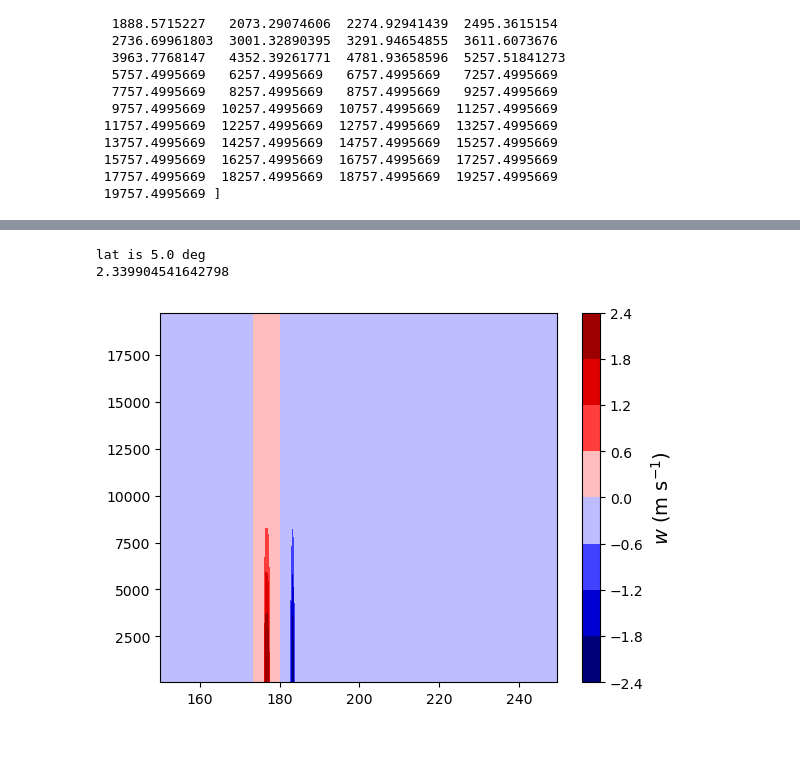
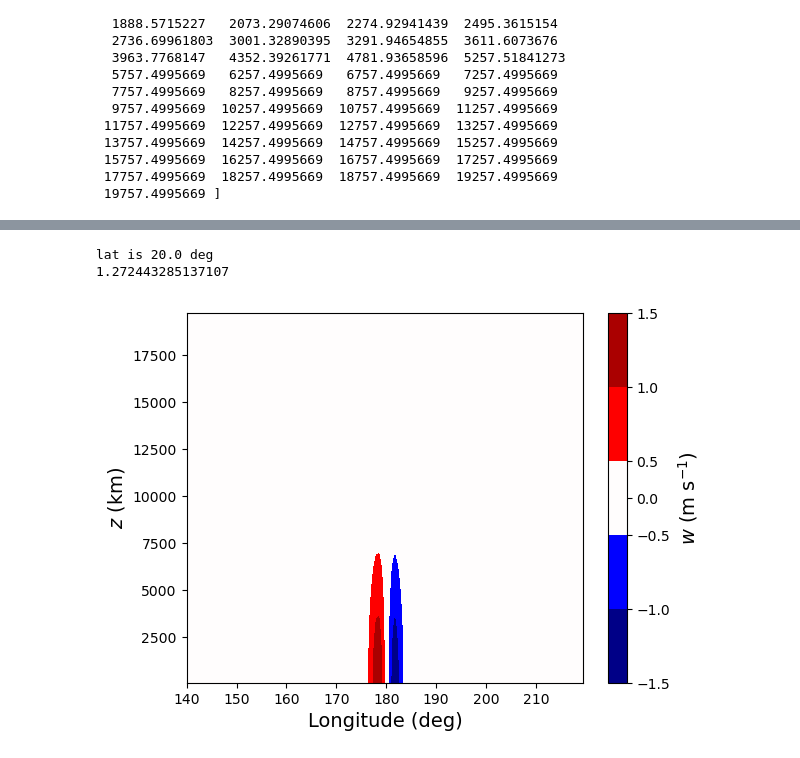
Before and after one commit to ta440/dcmip2025_gap_and_vortex, a Jupyter notebook: jupyter_notebooks/vertical_velocities.ipynb, the cells around one changed output, grey strips where cells are left out. Saved outputs shown, nothing was run; the diff lists cells and outputs as text; code cells hidden in the pictures.

Commit message:
plotting notebook for nonzero vertical velocity plotting

```diff
--- a/jupyter_notebooks/vertical_velocities.ipynb
+++ b/jupyter_notebooks/vertical_velocities.ipynb
@@ -32,7 +32,7 @@ def remove_colour(old_cmap, level_to_remove, num_levels):
     return new_cmap
 # %%
 # Choose the test case and model
-test = 'gap'
+test = 'vortex'
 model = 'MPAS'
 # %%
 # Test case parameters
@@ -143,9 +165,19 @@ elif test == 'vortex':
     d = 12.5e3
     phi_c = np.pi/9.
     r = a*np.arccos(np.sin(phi_c)*np.sin(LAT_RAD) + np.cos(phi_c)*np.cos(LAT_RAD)*np.cos(LON_RAD - lambda_c))
-    dr_dlam = a*np.sin(LON_RAD - lambda_c)*np.cos(phi_c)*np.cos(LAT_RAD)*((1-np.cos(r/a)**2)**(-0.5))
+
+    denom = (1-np.cos(r/a)**2)**(-0.5)
+    #denom = np.where((r/a) > 1e-4, (1-np.cos(r/a)**2)**(-0.5), 0)
+
+    dr_dlam = a*np.sin(LON_RAD - lambda_c)*np.cos(phi_c)*np.cos(LAT_RAD)*denom
     zs = h0 * np.exp(-(r/d)**2)
-    dzs_dlam = (2*r*zs/(d*d))*np.sin(LON_RAD-lambda_c)*np.cos(phi_c)*np.cos(LAT_RAD)*((1-np.cos(r/a)**2)**(-0.5))
+
+    dzs_dlam = -(2*r/(d**2))*dr_dlam*zs
+
+    # Set NaN to zero
+    dzs_dlam[np.where(np.isnan(dzs_dlam))] = 0
+
+    #dzs_dlam = (2*r*a*zs/(d*d))*np.sin(LON_RAD-lambda_c)*np.cos(phi_c)*np.cos(LAT_RAD)*((1-np.cos(r/a)**2)**(-0.5))
 # %%
 # Plot the surface topography to check
 fig, ax = plt.subplots(1,1)
@@ -183,44 +238,60 @@ Minimum vertical velocity is -2.3430257234516185 m/s
 # %%
 # What about in a cross-section?
-lon_crop_left = 300
-lon_crop_right = 500
+lon_crop_left = 280
+lon_crop_right = 440
 
 lon_crop = lon[lon_crop_left:lon_crop_right]
 
 LONGC, LEV = np.meshgrid(lon_crop, z_vals_m)
 
 # Pick the latitude to slice at:
-lat_val = 190
+if test == 'gap':
+    lat_val = 190
+elif test == 'vortex':
+    lat_val = 220
 print(f'lat is {lat[lat_val]} deg')
 
 dzs_dlam_crop = dzs_dlam[lat_val, lon_crop_left:lon_crop_right]
 
 vals = np.zeros((len(z_vals_m), len(lon_crop)))
 
 # Compute values at each A
 # This is for MPAS:
 for i in np.arange(len(z_vals_m)):
     z_bar = z_vals_m[i]
     A = np.cos(np.pi*z_bar/2./z_T)**6
     vals[i,:] = (u0/a)*A*dzs_dlam_crop
 
 max_val = np.max(np.abs(vals))
 print(max_val)
 
 cmap = matplotlib.cm.seismic
-contours = np.linspace(-2.4, 2.4, 9)
+
+if test == 'gap':
+    contours = [-2.5, -2, -1.5, -1, -0.5, 0.5, 1, 1.5, 2, 2.5]
+    cbar_ticks = [-2.5, -2, -1.5, -1, -0.5, 0, 0.5, 1, 1.5, 2, 2.5]
+elif test == 'vortex':
+    contours = [-1.5, -1, -0.5, 0.5, 1, 1.5]
+    cbar_ticks = [-1.5, -1, -0.5, 0, 0.5, 1, 1.5]
 
 # Remove zero contour if desired
 #level_to_remove = int(np.floor((len(contours) - 1) / 2))
 #cmap = remove_colour(cmap, level_to_remove, len(contours))
 
 plt.figure()
 plt.contourf(LONGC, LEV, vals, cmap=cmap, levels=contours)
+plt.xlabel('Longitude (deg)',size = 14)
+plt.ylabel(r"$z$ (km)", size=14)
 
+cb = plt.colorbar(ticks=cbar_ticks)
+cb.set_label('$w$ (m s$^{-1}$)', size=14)
 
-cb = plt.colorbar()
-cb.set_label('$w$ (m s$^{-1}$)', size=14)
+if savefig:
+    if test == 'gap':
+        plt.savefig('figures/nonhydro_W_gap_cross_section')
+    elif test == 'vortex':
+        plt.savefig('figures/nonhydro_W_vortex_cross_section')
 # %% [output]
-lat is 5.0 deg
-2.339904541642798
+lat is 20.0 deg
+1.272443285137107
-[figure, old version]
+[figure, new version]
```
Also changed, not shown: parts of 5 cells of this notebook, 2 other files.
